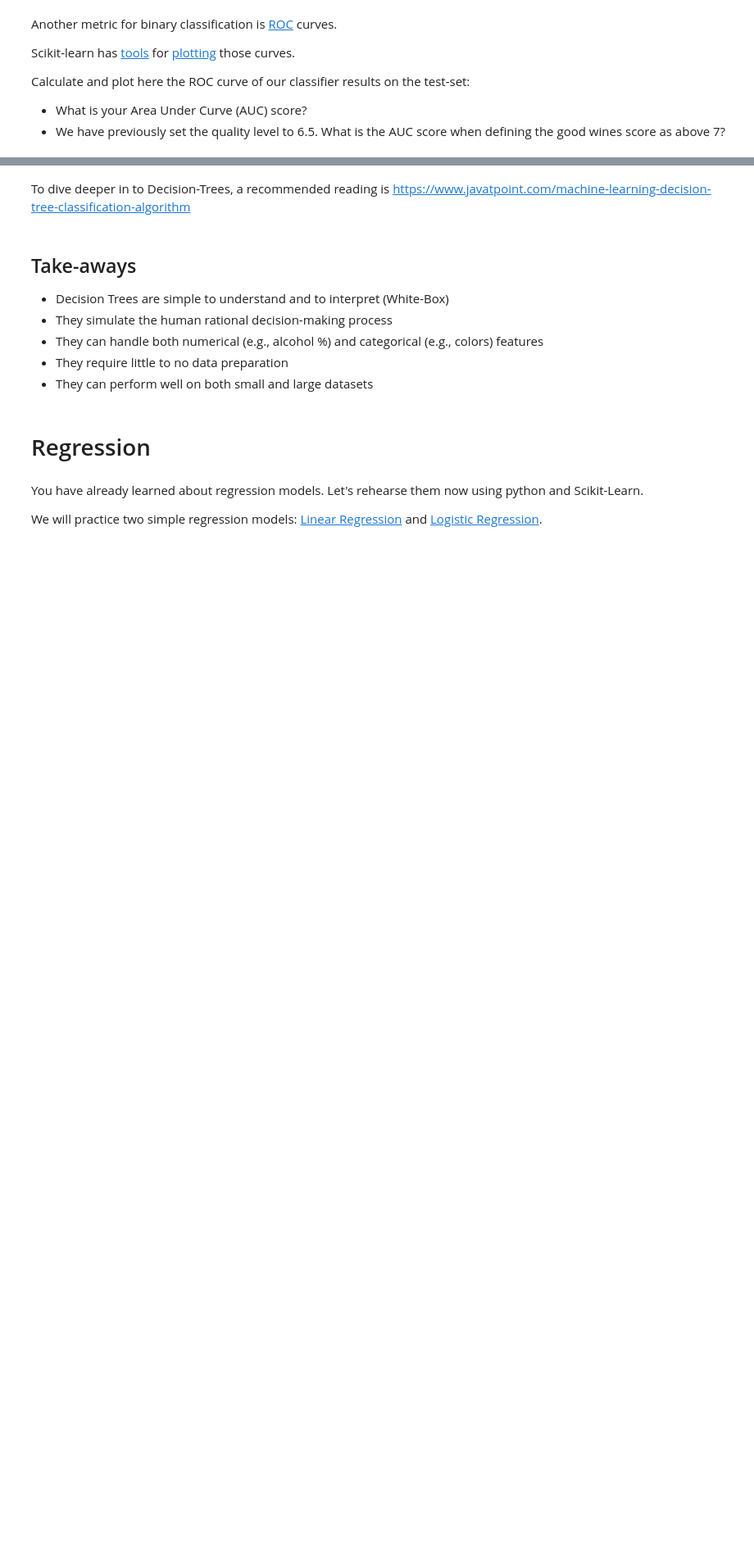
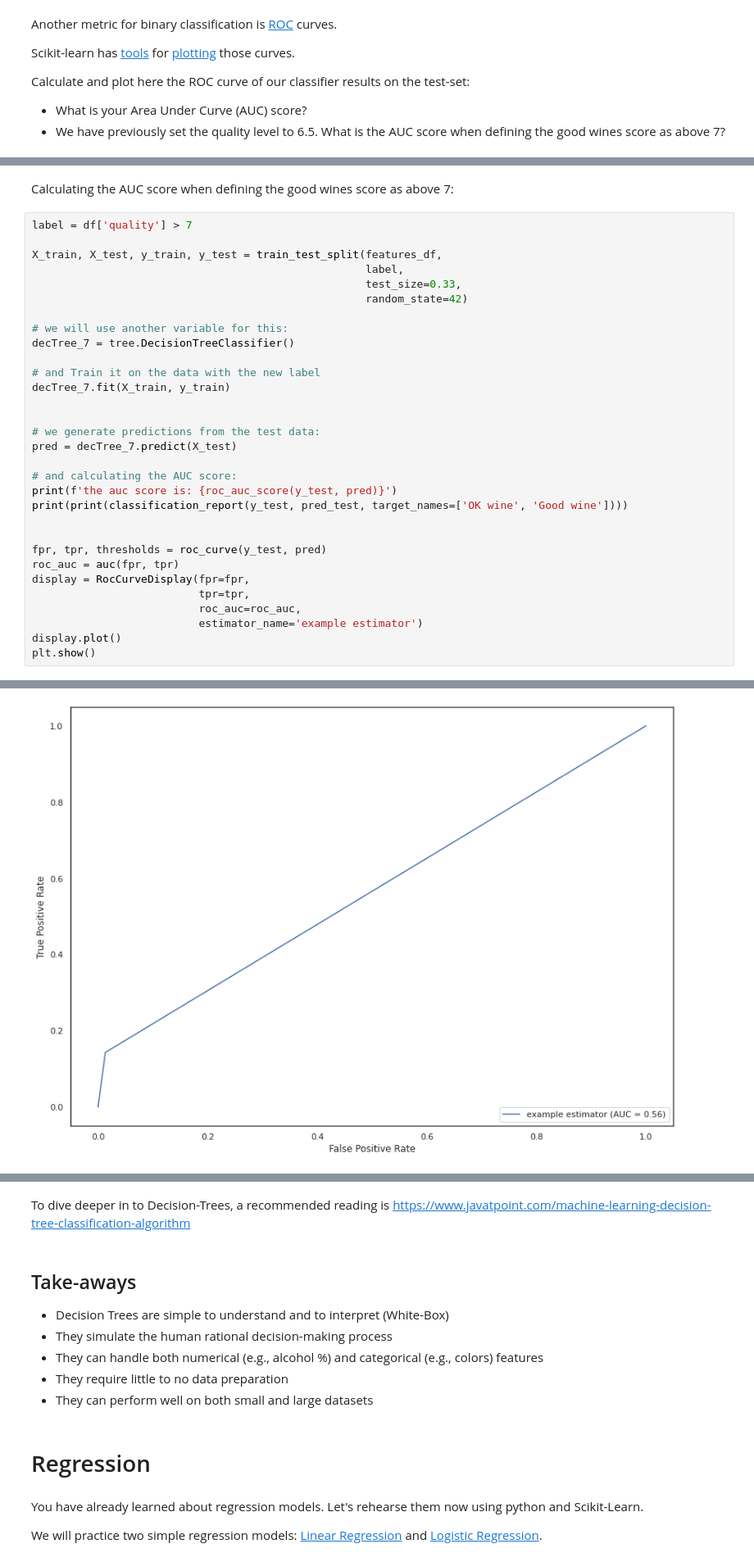
Before and after one commit to liadmagen/Modeling_course, a Jupyter notebook: exercises_notebooks_solutions/01_wine_tasting_decision_tree.ipynb, the cells around one changed output, grey strips where cells are left out. Shown at 82% size. Drawn from its saved outputs; the diff is of its cells as text; blank space fills up the shorter version.

```diff
--- a/exercises_notebooks_solutions/01_wine_tasting_decision_tree.ipynb
+++ b/exercises_notebooks_solutions/01_wine_tasting_decision_tree.ipynb
@@ -288,0 +331,34 @@ from sklearn.metrics import roc_curve, roc_auc_score
+# %% [markdown]
+Calculating the AUC score when defining the good wines score as above 7:
+# %%
+label = df['quality'] > 7
+
+X_train, X_test, y_train, y_test = train_test_split(features_df,
+                                                    label,
+                                                    test_size=0.33,
+                                                    random_state=42)
+
+# we will use another variable for this:
+decTree_7 = tree.DecisionTreeClassifier()
+
+# and Train it on the data with the new label
+decTree_7.fit(X_train, y_train)
+
+
+# we generate predictions from the test data:
+pred = decTree_7.predict(X_test)
+
+# and calculating the AUC score:
+print(f'the auc score is: {roc_auc_score(y_test, pred)}')
+print(print(classification_report(y_test, pred_test, target_names=['OK wine', 'Good wine'])))
+
+
+fpr, tpr, thresholds = roc_curve(y_test, pred)
+roc_auc = auc(fpr, tpr)
+display = RocCurveDisplay(fpr=fpr,
+                          tpr=tpr,
+                          roc_auc=roc_auc,
+                          estimator_name='example estimator')
+display.plot()
+plt.show()
+# %% [output]
@@ -289,3 +376,4 @@ from sklearn.metrics import roc_curve, roc_auc_score
+[figure, added]
 # %% [markdown]
 ## Attribute Selection Measurement
 
```
Also changed, not shown: parts of 16 cells of this notebook.
